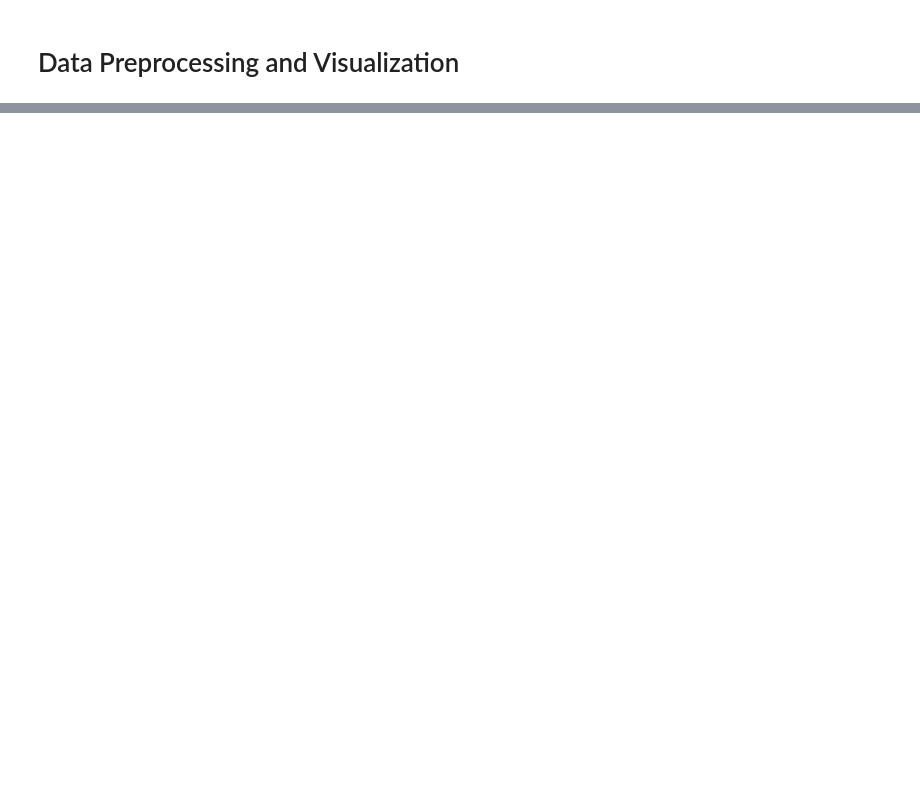
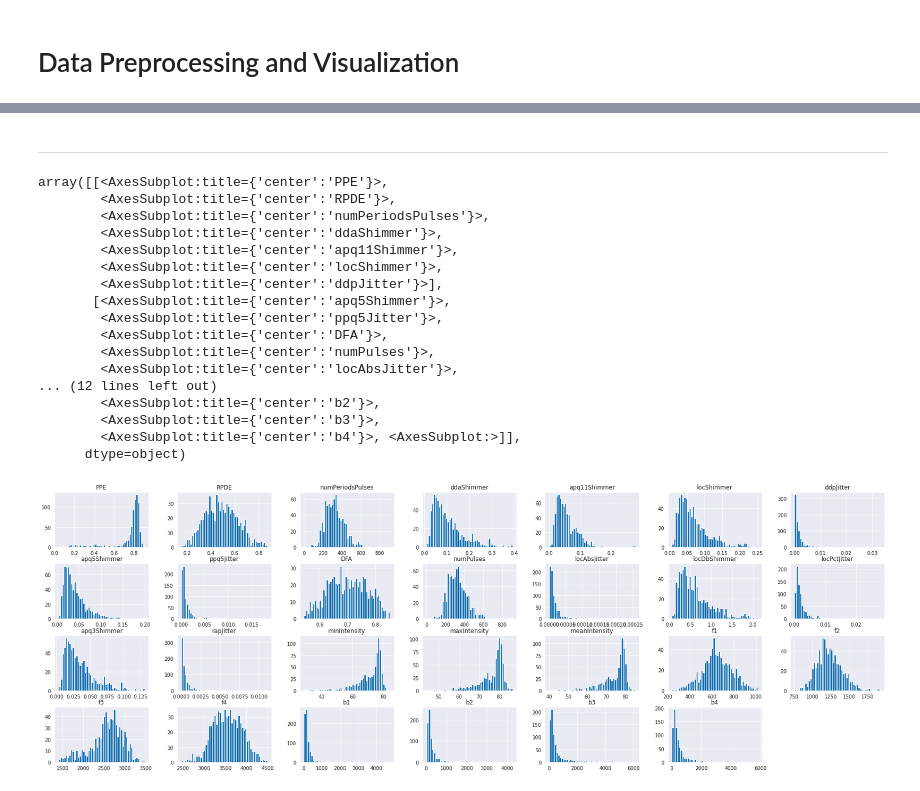
Before and after one commit to ShaileshAdhikari/parkinsons_classification, a Jupyter notebook: dataset/dataprocessing.ipynb, the cells around one changed output, grey strips where cells are left out. Drawn from its saved outputs; the diff is of its cells as text; code cells hidden in the pictures; blank space fills up the shorter version.

```diff
--- a/dataset/dataprocessing.ipynb
+++ b/dataset/dataprocessing.ipynb
@@ -120,0 +231,24 @@ Highly Correlated Features :
+# %% [markdown]
+---
+# %%
+# Data Distribution
+extracted_df.hist(layout=(4,7),figsize=(30,10),bins=50)
+# %% [output]
+array([[<AxesSubplot:title={'center':'PPE'}>,
+        <AxesSubplot:title={'center':'RPDE'}>,
+        <AxesSubplot:title={'center':'numPeriodsPulses'}>,
+        <AxesSubplot:title={'center':'ddaShimmer'}>,
+        <AxesSubplot:title={'center':'apq11Shimmer'}>,
+        <AxesSubplot:title={'center':'locShimmer'}>,
+        <AxesSubplot:title={'center':'ddpJitter'}>],
+       [<AxesSubplot:title={'center':'apq5Shimmer'}>,
+        <AxesSubplot:title={'center':'ppq5Jitter'}>,
+        <AxesSubplot:title={'center':'DFA'}>,
+        <AxesSubplot:title={'center':'numPulses'}>,
+        <AxesSubplot:title={'center':'locAbsJitter'}>,
+... (12 lines left out)
+        <AxesSubplot:title={'center':'b2'}>,
+        <AxesSubplot:title={'center':'b3'}>,
+        <AxesSubplot:title={'center':'b4'}>, <AxesSubplot:>]],
+      dtype=object)
+[figure, added]
```
Also changed, not shown: parts of 24 cells of this notebook, 1 other file.
